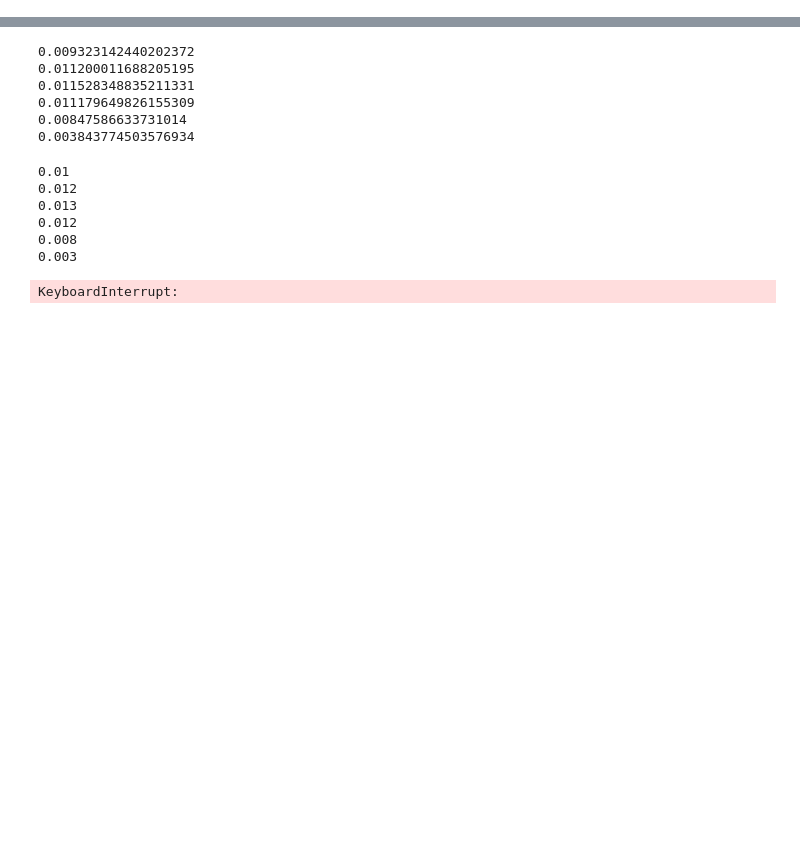
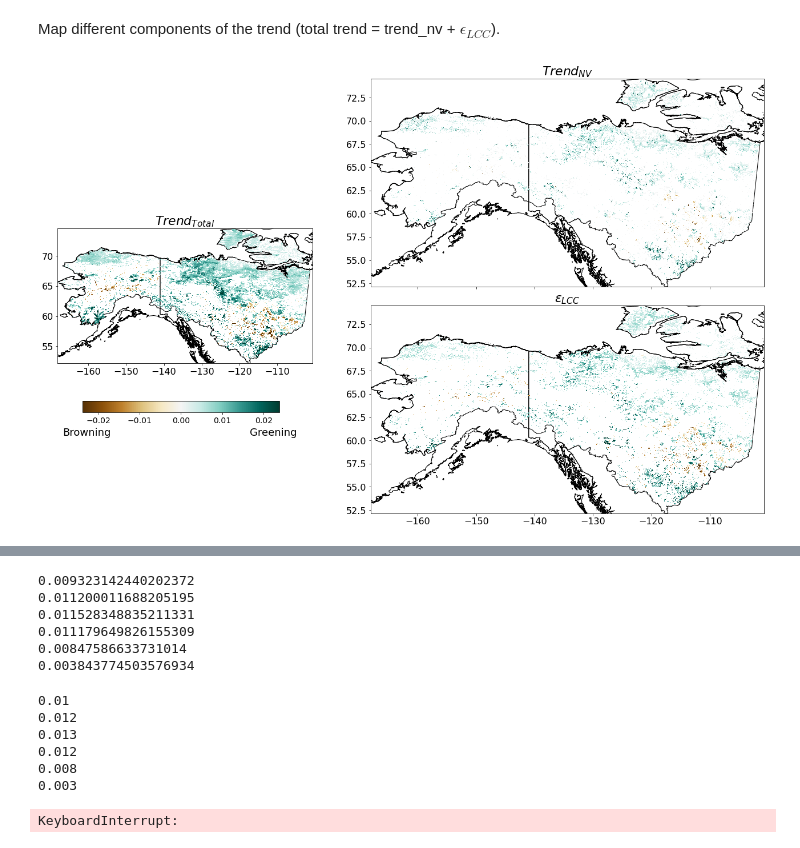
Before and after one commit to hamiddashti/greeness, a Jupyter notebook: codes/src/07_analysis.ipynb, the cells around one changed output, grey strips where cells are left out. Saved outputs shown, nothing was run; the diff lists cells and outputs as text; code cells hidden in the pictures; blank space fills up the shorter version.

```diff
--- a/codes/src/07_analysis.ipynb
+++ b/codes/src/07_analysis.ipynb
@@ -8,0 +96,51 @@ out_dir = "/data/home/hamiddashti/hamid/nasa_above/greeness/working/"
+# %% [markdown]
+Map different components of the trend (total trend = trend_nv + $\epsilon_{LCC}$).
+# %%
+# cm = 1/2.54  # centimeters in inches
+fig = plt.figure(figsize=(24, 14), constrained_layout=True)
+gs = fig.add_gridspec(2, 3)
+# gs.update(wspace=0.005, hspace=0.005)
+ax1 = fig.add_subplot(gs[:, 0])
+ax2 = fig.add_subplot(gs[0, 1:3])
+ax3 = fig.add_subplot(gs[1, 1:3], sharex=ax2)
+plt.setp(ax2.get_xticklabels(), visible=False)
+
+im = border.plot(ax=ax1, facecolor="none")
+im = canada.plot(ax=ax1, facecolor="none")
+im = lai_growing_trend_total.plot(
+    ax=ax1,
+    robust=True,
+    cmap="BrBG",
+    add_colorbar=False,
+)
+im = border.plot(ax=ax2, facecolor="none")
+im = canada.plot(ax=ax2, facecolor="none")
+im = lai_growing_trend_nv.plot(ax=ax2, robust=True, cmap="BrBG", add_colorbar=False)
+im = border.plot(ax=ax3, facecolor="none")
+im = canada.plot(ax=ax3, facecolor="none")
+im = lai_growing_trend_lcc.plot(ax=ax3, robust=True, cmap="BrBG", add_colorbar=False)
+
+# ax1.title.set_text("$Trend_{NV}$",fontsize=12)
+ax1.set_title("$Trend_{Total}$", fontsize=22)
+ax1.tick_params(axis="both", which="major", labelsize=16)
+
+ax2.set_title("$Trend_{NV}$", fontsize=22)
+ax2.tick_params(axis="both", which="major", labelsize=16)
+ax3.set_title("$\epsilon_{LCC}$", fontsize=22)
+ax3.tick_params(axis="both", which="major", labelsize=16)
+
+plt.setp(plt.gcf().get_axes(), xlabel="", ylabel="")
+plt.subplots_adjust(wspace=0, hspace=0.09)
+cbar_ax = fig.add_axes([0.15, 0.3, 0.2, 0.02])
+cbar = fig.colorbar(im, cax=cbar_ax, orientation="horizontal")
+cbar.ax.tick_params(labelsize=14)
+plt.text(0.13, 0.26, "Browning", fontsize=18, transform=plt.gcf().transFigure)
+plt.text(0.32, 0.26, "Greening", fontsize=18, transform=plt.gcf().transFigure)
+plt.savefig(
+    dir + "manuscript1/figures/trend_components.png",
+    bbox_inches="tight",
+    pad_inches=0.01,
+    transparent=True,
+)
+# %% [output]
+[figure, added]
```
Also changed, not shown: parts of 15 cells of this notebook.
